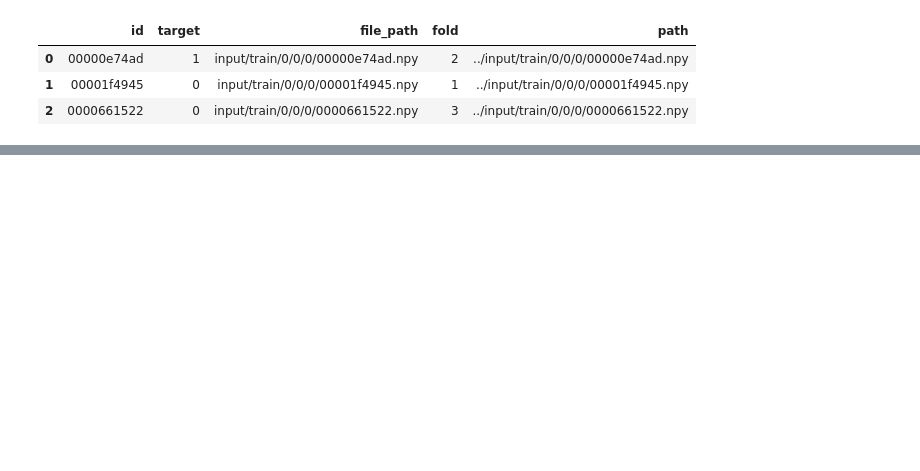
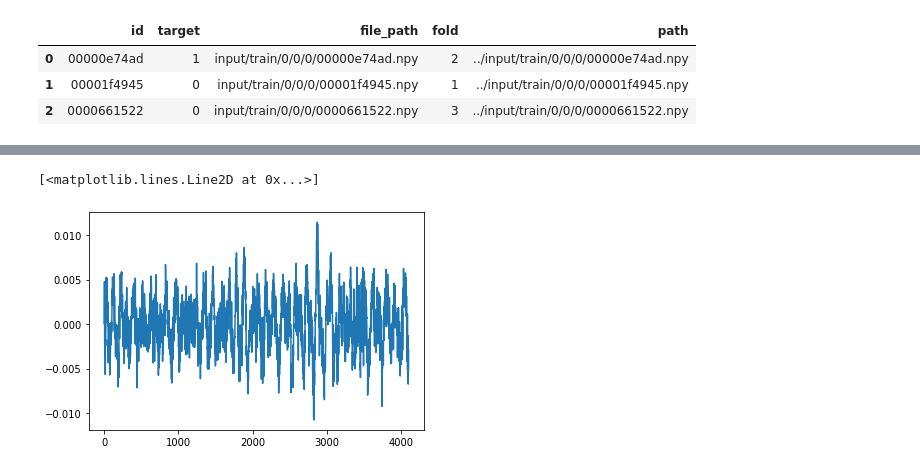
Before and after one commit to hamishdickson/g2net, a Jupyter notebook: nbs/eda.ipynb, the cells around one changed output, grey strips where cells are left out. Drawn from its saved outputs; the diff is of its cells as text; code cells hidden in the pictures; blank space fills up the shorter version.

```diff
--- a/nbs/eda.ipynb
+++ b/nbs/eda.ipynb
@@ -284,0 +40,6 @@ timm.list_models(pretrained=True)
+# %%
+bHp, aHp = scipy.signal.butter(8, (20, 512), btype="bandpass", fs=2048)
+plt.plot(scipy.signal.lfilter(bHp, aHp, bh[0]/5e-20))
+# %% [output]
+[<matplotlib.lines.Line2D at 0x...>]
+[figure, added]
```
Also changed, not shown: parts of 56 cells of this notebook, 3 other files.
